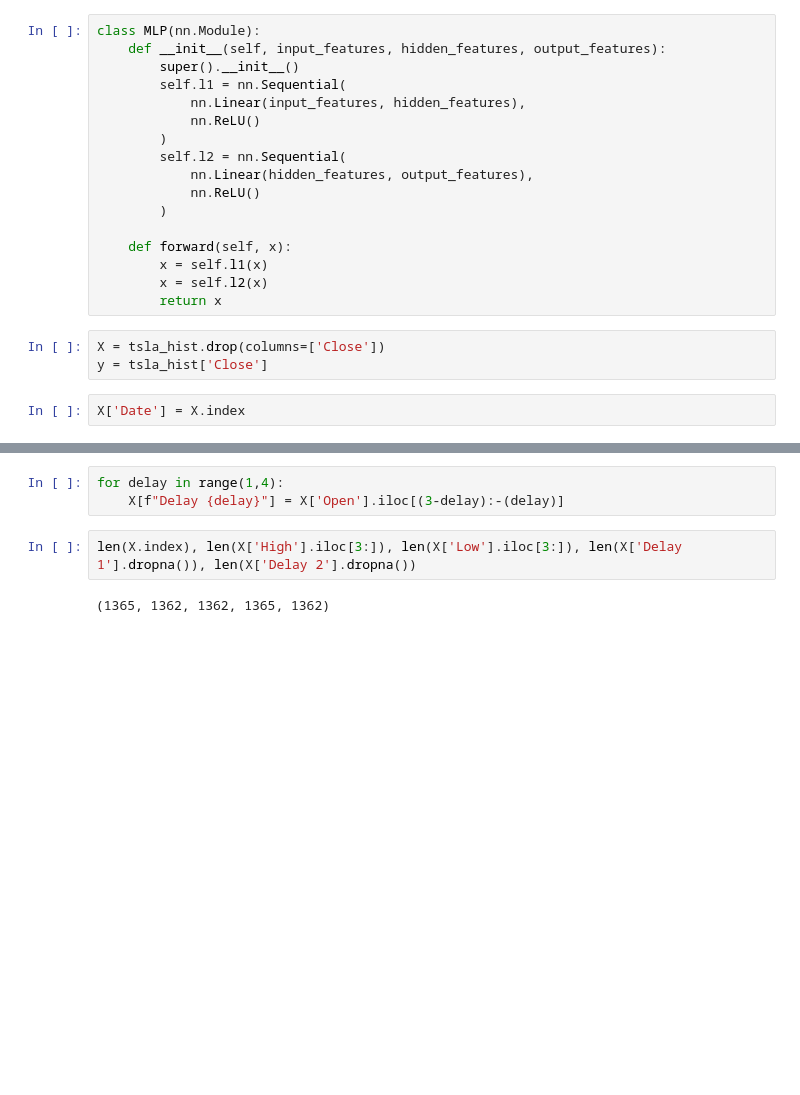
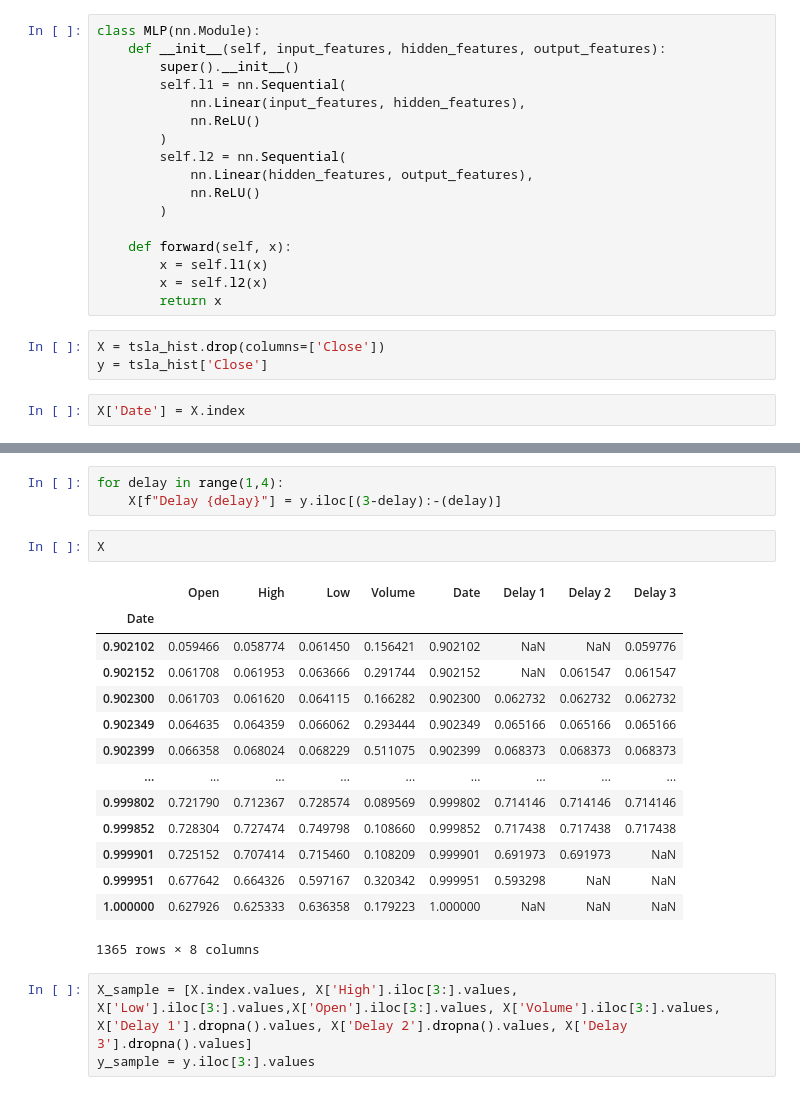
Before and after one commit to alt-rahul/the-greeks, a Jupyter notebook: mlp.ipynb, the cells around one changed output, grey strips where cells are left out. Drawn from its saved outputs; the diff is of its cells as text; blank space fills up the shorter version.

```diff
--- a/mlp.ipynb
+++ b/mlp.ipynb
@@ -60,7 +75,23 @@ plt.show()
 # %%
 for delay in range(1,4):
-    X[f"Delay {delay}"] = X['Open'].iloc[(3-delay):-(delay)]
+    X[f"Delay {delay}"] = y.iloc[(3-delay):-(delay)]
+# %%
+X
+# %% [output]
+|  | Open | High | Low | Volume | Date | Delay 1 | Delay 2 | Delay 3 |
+| Date |  |  |  |  |  |  |  |  |
+| 0.902102 | 0.059466 | 0.058774 | 0.061450 | 0.156421 | 0.902102 | NaN | NaN | 0.059776 |
+| 0.902152 | 0.061708 | 0.061953 | 0.063666 | 0.291744 | 0.902152 | NaN | 0.061547 | 0.061547 |
+| 0.902300 | 0.061703 | 0.061620 | 0.064115 | 0.166282 | 0.902300 | 0.062732 | 0.062732 | 0.062732 |
+| 0.902349 | 0.064635 | 0.064359 | 0.066062 | 0.293444 | 0.902349 | 0.065166 | 0.065166 | 0.065166 |
+| 0.902399 | 0.066358 | 0.068024 | 0.068229 | 0.511075 | 0.902399 | 0.068373 | 0.068373 | 0.068373 |
+| ... | ... | ... | ... | ... | ... | ... | ... | ... |
+| 0.999802 | 0.721790 | 0.712367 | 0.728574 | 0.089569 | 0.999802 | 0.714146 | 0.714146 | 0.714146 |
+| 0.999852 | 0.728304 | 0.727474 | 0.749798 | 0.108660 | 0.999852 | 0.717438 | 0.717438 | 0.717438 |
+| 0.999901 | 0.725152 | 0.707414 | 0.715460 | 0.108209 | 0.999901 | 0.691973 | 0.691973 | NaN |
+| 0.999951 | 0.677642 | 0.664326 | 0.597167 | 0.320342 | 0.999951 | 0.593298 | NaN | NaN |
+| 1.000000 | 0.627926 | 0.625333 | 0.636358 | 0.179223 | 1.000000 | NaN | NaN | NaN |
+1365 rows × 8 columns
 # %%
-len(X.index), len(X['High'].iloc[3:]), len(X['Low'].iloc[3:]), len(X['Delay 1'].dropna()), len(X['Delay 2'].dropna())
+X_sample = [X.index.values, X['High'].iloc[3:].values, X['Low'].iloc[3:].values,X['Open'].iloc[3:].values, X['Volume'].iloc[3:].values, X['Delay 1'].dropna().values, X['Delay 2'].dropna().values, X['Delay 3'].dropna().values]
+y_sample = y.iloc[3:].values
-# %% [output]
-(1365, 1362, 1362, 1365, 1362)
```
Also changed, not shown: parts of 6 cells of this notebook.
